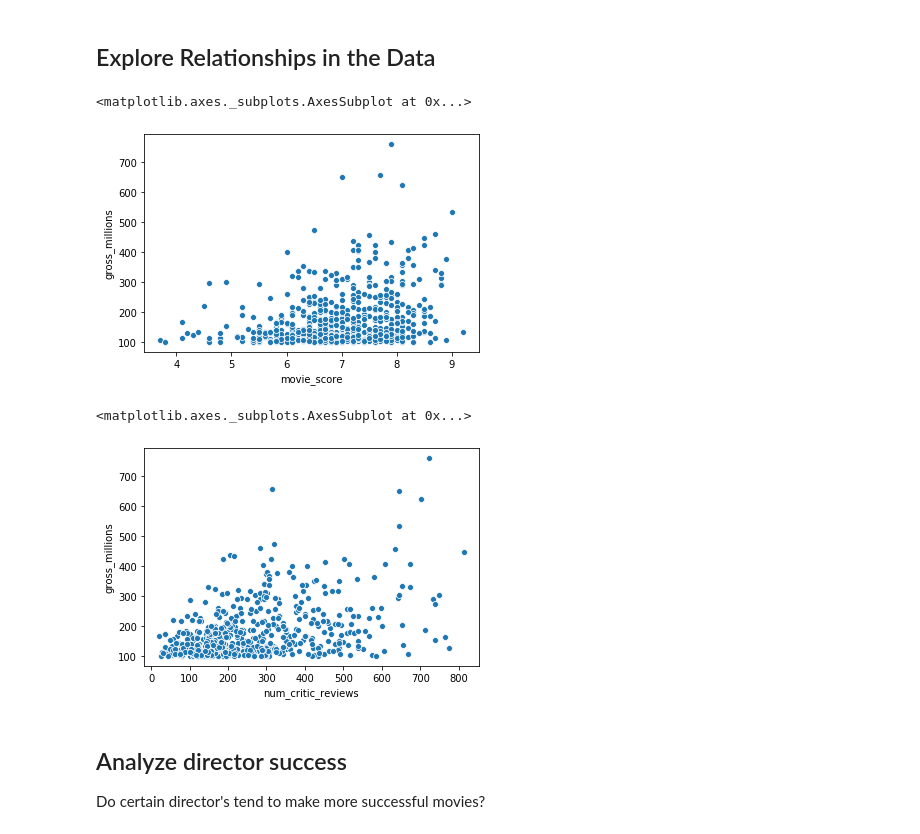
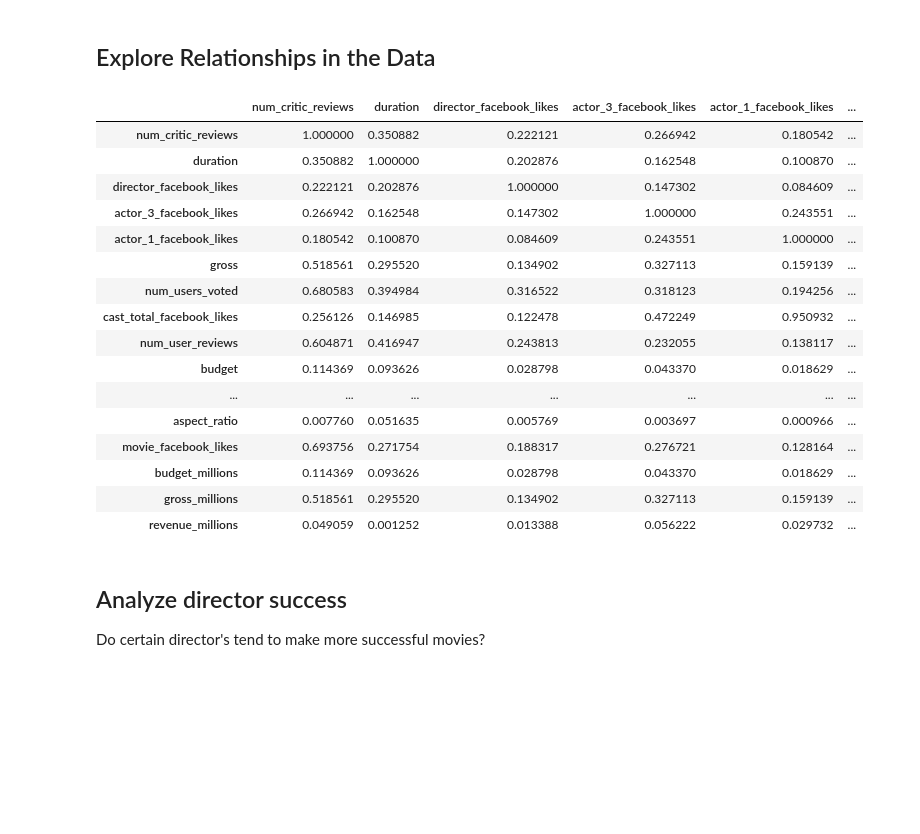
Before and after one commit to kristinkspanos/data_analysis_movie_studio, a Jupyter notebook: assignment_2_movie_data.ipynb, the cells around one changed output. Drawn from its saved outputs; the diff is of its cells as text; code cells hidden in the pictures; blank space fills up the shorter version.

```diff
--- a/assignment_2_movie_data.ipynb
+++ b/assignment_2_movie_data.ipynb
@@ -54,15 +41,32 @@ Potential measures of success:
 # %% [markdown]
 ## Explore Relationships in the Data
 # %%
-sns.scatterplot(data = movies_gross_filter,x ='movie_score',y='gross_millions')
+#sns.scatterplot(data = movies_gross_filter,x ='movie_score',y='gross_millions')
-# %% [output]
-<matplotlib.axes._subplots.AxesSubplot at 0x...>
-[figure, removed]
 # %%
-sns.scatterplot(data = movies_gross_filter,x ='num_critic_reviews',y='gross_millions')
+#sns.scatterplot(data = movies_gross_filter,x ='num_critic_reviews',y='gross_millions')
-# %% [output]
-<matplotlib.axes._subplots.AxesSubplot at 0x...>
-[figure, removed]
+# %%
+corr_matrix = movies_f.corr()
+corr_matrix.to_csv('corr_matrix.csv')
+
+corr_matrix
+# %% [output]
+|  | num_critic_reviews | duration | director_facebook_likes | actor_3_facebook_likes | actor_1_facebook_likes | ... |
+| num_critic_reviews | 1.000000 | 0.350882 | 0.222121 | 0.266942 | 0.180542 | ... |
+| duration | 0.350882 | 1.000000 | 0.202876 | 0.162548 | 0.100870 | ... |
+| director_facebook_likes | 0.222121 | 0.202876 | 1.000000 | 0.147302 | 0.084609 | ... |
+| actor_3_facebook_likes | 0.266942 | 0.162548 | 0.147302 | 1.000000 | 0.243551 | ... |
+| actor_1_facebook_likes | 0.180542 | 0.100870 | 0.084609 | 0.243551 | 1.000000 | ... |
+| gross | 0.518561 | 0.295520 | 0.134902 | 0.327113 | 0.159139 | ... |
+| num_users_voted | 0.680583 | 0.394984 | 0.316522 | 0.318123 | 0.194256 | ... |
+| cast_total_facebook_likes | 0.256126 | 0.146985 | 0.122478 | 0.472249 | 0.950932 | ... |
+| num_user_reviews | 0.604871 | 0.416947 | 0.243813 | 0.232055 | 0.138117 | ... |
+| budget | 0.114369 | 0.093626 | 0.028798 | 0.043370 | 0.018629 | ... |
+| ... | ... | ... | ... | ... | ... | ... |
+| aspect_ratio | 0.007760 | 0.051635 | 0.005769 | 0.003697 | 0.000966 | ... |
+| movie_facebook_likes | 0.693756 | 0.271754 | 0.188317 | 0.276721 | 0.128164 | ... |
+| budget_millions | 0.114369 | 0.093626 | 0.028798 | 0.043370 | 0.018629 | ... |
+| gross_millions | 0.518561 | 0.295520 | 0.134902 | 0.327113 | 0.159139 | ... |
+| revenue_millions | 0.049059 | 0.001252 | 0.013388 | 0.056222 | 0.029732 | ... |
 # %% [markdown]
 ## Analyze director success
 
```
Also changed, not shown: parts of 12 cells of this notebook, 8 other files.
